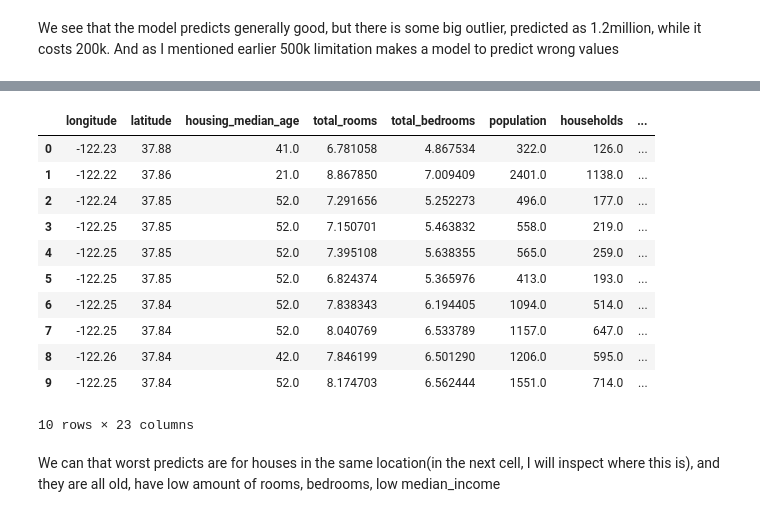
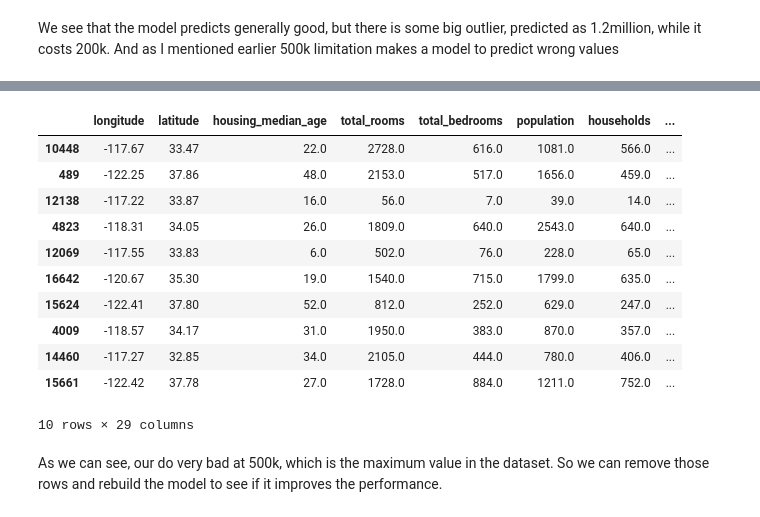
Before and after one commit to skyaax/HousePrediction, a Jupyter notebook: sample.ipynb, the cells around one changed output, grey strips where cells are left out. Cells and saved outputs as stored; diff of their text form; code cells hidden in the pictures.

Commit message:
made 2 experiments. dropped everything at 500k, and the results upgraded.

```diff
--- a/sample.ipynb
+++ b/sample.ipynb
@@ -197,5 +210,5 @@ df['population_per_household'] = (
 
 Apply `log1p`, which calculates `log(1 + x)`, to the room and bedroom counts.
 # %%
-df['total_rooms'] = np.log1p(df['total_rooms'])
+df['log_total_rooms'] = np.log1p(df['total_rooms'])
 # %%
@@ -204,5 +217,5 @@ plt.show()
 # %% [output]
 [figure]
 # %%
-df['total_bedrooms'] = np.log1p(df['total_bedrooms'])
+df['log_total_bedrooms'] = np.log1p(df['total_bedrooms'])
 # %%
@@ -427,12 +481,12 @@ model.eval()
 
 with torch.no_grad():
     predictions = model(
-        torch.tensor(X_val[wide_features].values, dtype=torch.float32).to('mps'),
-        torch.tensor(X_val[deep_features].values, dtype=torch.float32).to('mps')
+        torch.tensor(val_X[wide_features].values, dtype=torch.float32).to('mps'),
+        torch.tensor(val_X[deep_features].values, dtype=torch.float32).to('mps')
     )
 
 y_pred = predictions.cpu().numpy().flatten()
-y_actual = y_val
+y_actual = val_y
 
 plt.figure(figsize=(8, 8))
 
@@ -455,25 +509,21 @@ plt.show()
 # %% [markdown]
 We see that the model predicts generally good, but there is some big outlier, predicted as 1.2million, while it costs 200k. And as I mentioned earlier 500k limitation makes a model to predict wrong values
 # %%
-import numpy as np
-import pandas as pd
+y_pred_np = np.asarray(y_pred).flatten()
+errors = y_pred_np - val_y.to_numpy()
 
-# Convert to NumPy arrays
-y_pred_np = np.asarray(y_pred).flatten()
-y_actual_np = np.asarray(y_actual).flatten()
+worst_predictions = pd.DataFrame(
+    {
+        "actual": val_y.to_numpy(),
+        "predicted": y_pred_np,
+    },
+    index=val_y.index,
+)
+worst_predictions["error"] = (
+    worst_predictions["predicted"] - worst_predictions["actual"]
+)
+worst_predictions["abs_error"] = worst_predictions["error"].abs()
 
-# Calculate errors
-errors = y_pred_np - y_actual_np
-
-# Find 10 largest errors
-worst_idx = np.argsort(np.abs(errors))[::-1][:10]
-
-# Display results
-worst_predictions = pd.DataFrame({
-    "actual": y_actual_np[worst_idx],
-    "predicted": y_pred_np[worst_idx],
-    "error": errors[worst_idx]
-})
-
+worst_predictions = worst_predictions.nlargest(10, "abs_error")
 display(worst_predictions)
 # %% [output]
@@ -491,17 +541,18 @@ display(worst_predictions)
 # %%
-df[df.index.isin(worst_predictions['actual'].index)]
+new_df = df.loc[worst_predictions.index].join(worst_predictions)
+new_df
 # %% [output]
 |  | longitude | latitude | housing_median_age | total_rooms | total_bedrooms | population | households | ... |
-| 0 | -122.23 | 37.88 | 41.0 | 6.781058 | 4.867534 | 322.0 | 126.0 | ... |
-| 1 | -122.22 | 37.86 | 21.0 | 8.867850 | 7.009409 | 2401.0 | 1138.0 | ... |
-| 2 | -122.24 | 37.85 | 52.0 | 7.291656 | 5.252273 | 496.0 | 177.0 | ... |
-| 3 | -122.25 | 37.85 | 52.0 | 7.150701 | 5.463832 | 558.0 | 219.0 | ... |
-| 4 | -122.25 | 37.85 | 52.0 | 7.395108 | 5.638355 | 565.0 | 259.0 | ... |
-| 5 | -122.25 | 37.85 | 52.0 | 6.824374 | 5.365976 | 413.0 | 193.0 | ... |
-| 6 | -122.25 | 37.84 | 52.0 | 7.838343 | 6.194405 | 1094.0 | 514.0 | ... |
-| 7 | -122.25 | 37.84 | 52.0 | 8.040769 | 6.533789 | 1157.0 | 647.0 | ... |
-| 8 | -122.26 | 37.84 | 42.0 | 7.846199 | 6.501290 | 1206.0 | 595.0 | ... |
-| 9 | -122.25 | 37.84 | 52.0 | 8.174703 | 6.562444 | 1551.0 | 714.0 | ... |
+| 10448 | -117.67 | 33.47 | 22.0 | 2728.0 | 616.0 | 1081.0 | 566.0 | ... |
+| 489 | -122.25 | 37.86 | 48.0 | 2153.0 | 517.0 | 1656.0 | 459.0 | ... |
+| 12138 | -117.22 | 33.87 | 16.0 | 56.0 | 7.0 | 39.0 | 14.0 | ... |
+| 4823 | -118.31 | 34.05 | 26.0 | 1809.0 | 640.0 | 2543.0 | 640.0 | ... |
+| 12069 | -117.55 | 33.83 | 6.0 | 502.0 | 76.0 | 228.0 | 65.0 | ... |
+| 16642 | -120.67 | 35.30 | 19.0 | 1540.0 | 715.0 | 1799.0 | 635.0 | ... |
+| 15624 | -122.41 | 37.80 | 52.0 | 812.0 | 252.0 | 629.0 | 247.0 | ... |
+| 4009 | -118.57 | 34.17 | 31.0 | 1950.0 | 383.0 | 870.0 | 357.0 | ... |
+| 14460 | -117.27 | 32.85 | 34.0 | 2105.0 | 444.0 | 780.0 | 406.0 | ... |
+| 15661 | -122.42 | 37.78 | 27.0 | 1728.0 | 884.0 | 1211.0 | 752.0 | ... |
-10 rows × 23 columns
+10 rows × 29 columns
-# %% [markdown]
-We can that worst predicts are for houses in the same location(in the next cell, I will inspect where this is), and they are all old, have low amount of rooms, bedrooms, low median_income
+# %% [markdown]
+As we can see, our do very bad at 500k, which is the maximum value in the dataset. So we can remove those rows and rebuild the model to see if it improves the performance.
```
Also changed, not shown: parts of 24 cells of this notebook.
